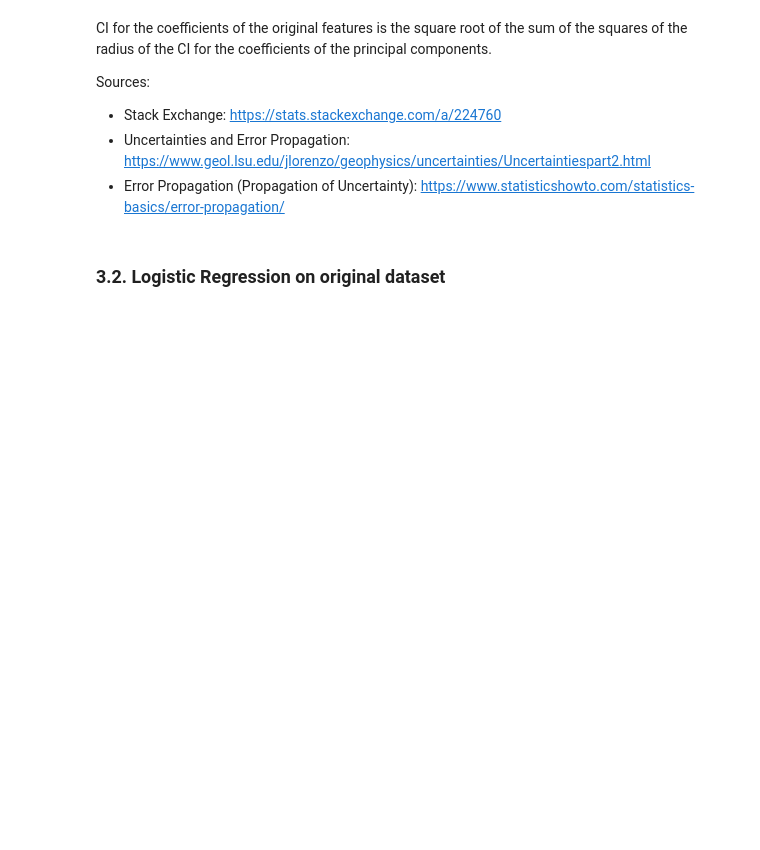
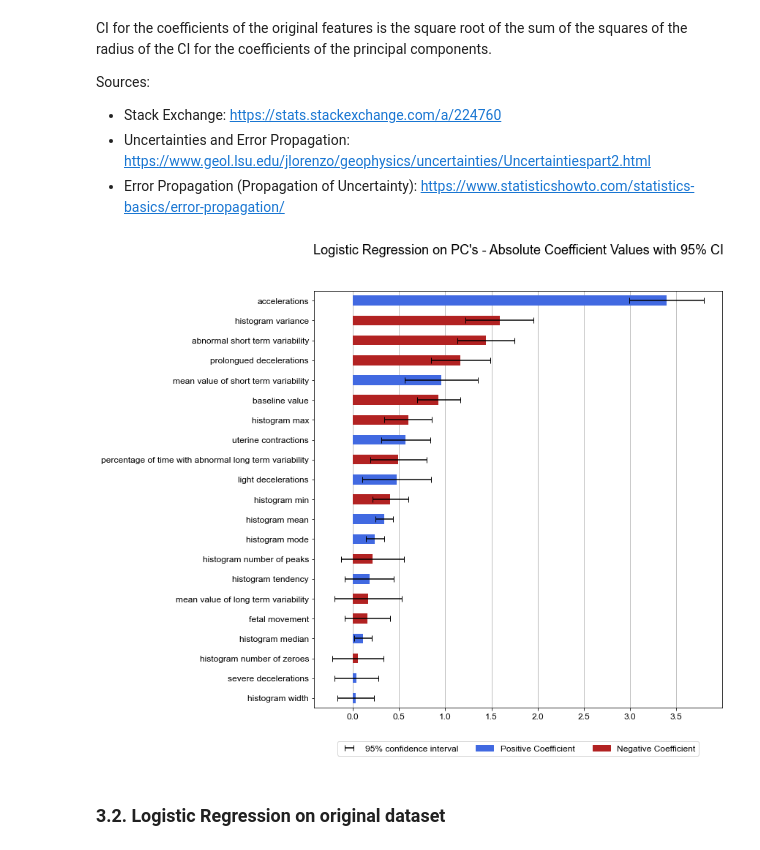
Before and after one commit to PedroAntonacio/example-ml-models, a Jupyter notebook: code/classification-binary.ipynb, the cells around one changed output. Cells and saved outputs as stored; diff of their text form; code cells hidden in the pictures; blank space fills up the shorter version.

```diff
--- a/code/classification-binary.ipynb
+++ b/code/classification-binary.ipynb
@@ -608,13 +787,14 @@ Sources:
 # %%
 df_importance_pca = X_train_pca_coeffs.multiply(
                         df_importance_components_pca['Coefficients'], axis='index'
                     ).sum(axis=0).to_frame(name='Coefficients')
 
 # Source: https://stats.stackexchange.com/questions/223924/how-to-add-up-partial-confidence-intervals-to-create-a-total-confidence-interval
-stderror_pca = np.sqrt((X_train_pca_coeffs.multiply(stderror_components, axis='index')**2).sum(axis=0))
+df_importance_pca['Standard Error'] = np.sqrt((X_train_pca_coeffs.multiply(df_importance_components_pca['Standard Error'], axis='index')**2).sum(axis=0))
 
-df_importance_pca = plot_importance(df_importance_pca, title="Logistic Regression on PC's - Absolute Coefficient Values with 95% CI",
-                                    error=1.96*stderror_pca)
+df_importance_pca = plot_importance(df_importance_pca, title="Logistic Regression on PC's - Absolute Coefficient Values with 95% CI")
+# %% [output]
+[figure, added]
 # %% [markdown]
 ### 3.2. Logistic Regression on original dataset
 # %%
```
Also changed, not shown: parts of 29 cells of this notebook, 1 other file.
